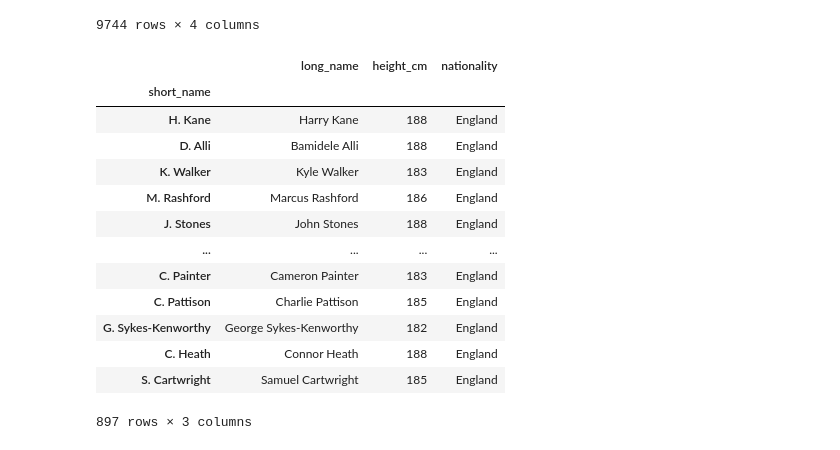
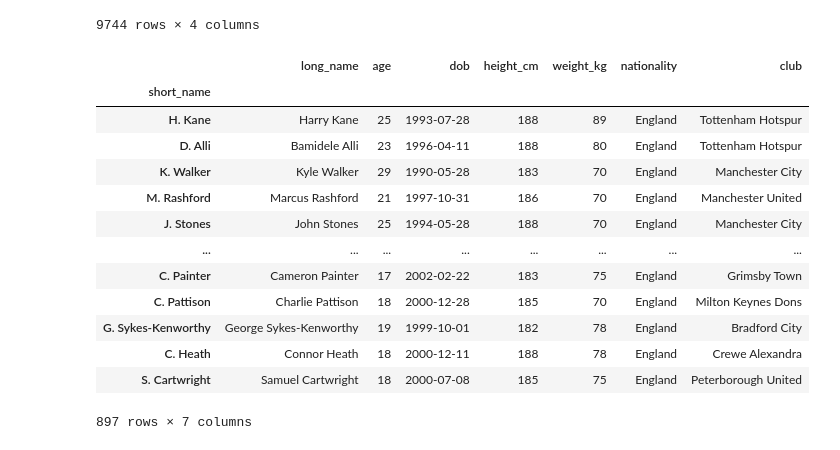
Before and after one commit to Stan-is-the-man/Data_science_bootcamp_2023, a Jupyter notebook: sd_data_extraction.ipynb, the cells around one changed output. Saved outputs shown, nothing was run; the diff lists cells and outputs as text; code cells hidden in the pictures.

```diff
--- a/sd_data_extraction.ipynb
+++ b/sd_data_extraction.ipynb
@@ -192,20 +192,20 @@ df_players.loc[condition, columns]
 # %%
 condition_of_height = df_players['height_cm'] > 180
 condition_of_nationality = df_players['nationality'] == 'England'
-columns = ['long_name', 'height_cm', 'nationality']
-df_players.loc[condition_of_height & condition_of_nationality, columns]
+
+df_players.loc[condition_of_height & condition_of_nationality]
 # %% [output]
-|  | long_name | height_cm | nationality |
-| short_name |  |  |  |
-| H. Kane | Harry Kane | 188 | England |
-| D. Alli | Bamidele Alli | 188 | England |
-| K. Walker | Kyle Walker | 183 | England |
-| M. Rashford | Marcus Rashford | 186 | England |
-| J. Stones | John Stones | 188 | England |
-| ... | ... | ... | ... |
-| C. Painter | Cameron Painter | 183 | England |
-| C. Pattison | Charlie Pattison | 185 | England |
-| G. Sykes-Kenworthy | George Sykes-Kenworthy | 182 | England |
-| C. Heath | Connor Heath | 188 | England |
-| S. Cartwright | Samuel Cartwright | 185 | England |
+|  | long_name | age | dob | height_cm | weight_kg | nationality | club |
+| short_name |  |  |  |  |  |  |  |
+| H. Kane | Harry Kane | 25 | 1993-07-28 | 188 | 89 | England | Tottenham Hotspur |
+| D. Alli | Bamidele Alli | 23 | 1996-04-11 | 188 | 80 | England | Tottenham Hotspur |
+| K. Walker | Kyle Walker | 29 | 1990-05-28 | 183 | 70 | England | Manchester City |
+| M. Rashford | Marcus Rashford | 21 | 1997-10-31 | 186 | 70 | England | Manchester United |
+| J. Stones | John Stones | 25 | 1994-05-28 | 188 | 70 | England | Manchester City |
+| ... | ... | ... | ... | ... | ... | ... | ... |
+| C. Painter | Cameron Painter | 17 | 2002-02-22 | 183 | 75 | England | Grimsby Town |
+| C. Pattison | Charlie Pattison | 18 | 2000-12-28 | 185 | 70 | England | Milton Keynes Dons |
+| G. Sykes-Kenworthy | George Sykes-Kenworthy | 19 | 1999-10-01 | 182 | 78 | England | Bradford City |
+| C. Heath | Connor Heath | 18 | 2000-12-11 | 188 | 78 | England | Crewe Alexandra |
+| S. Cartwright | Samuel Cartwright | 18 | 2000-07-08 | 185 | 75 | England | Peterborough United |
-897 rows × 3 columns
+897 rows × 7 columns
```
Also changed, not shown: parts of 8 cells of this notebook.
